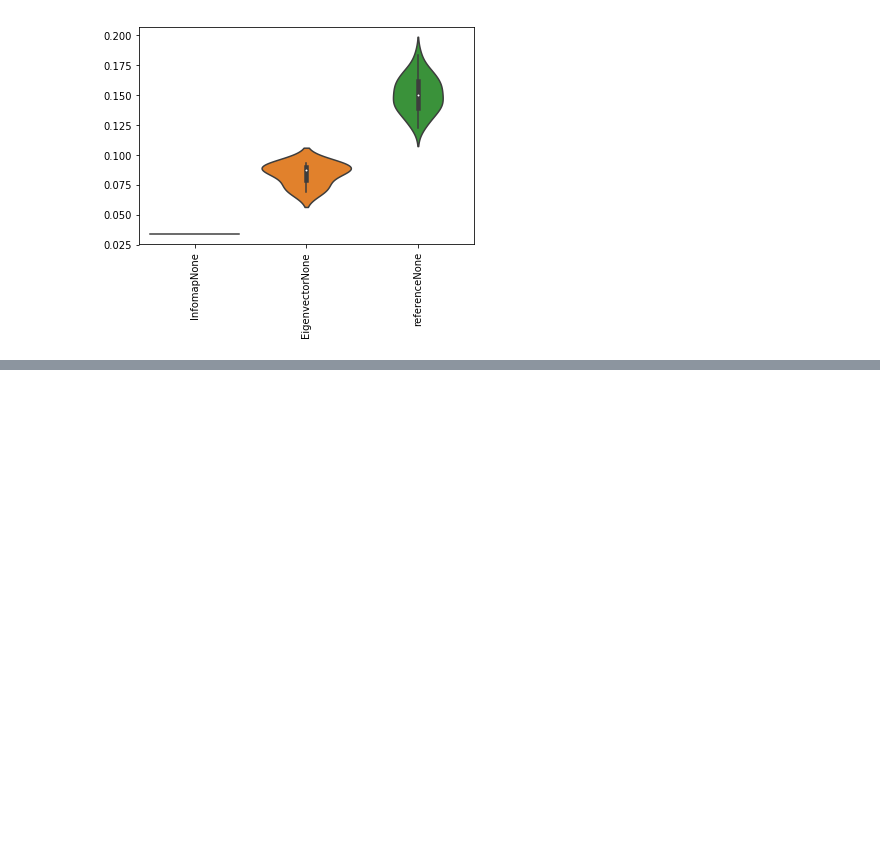
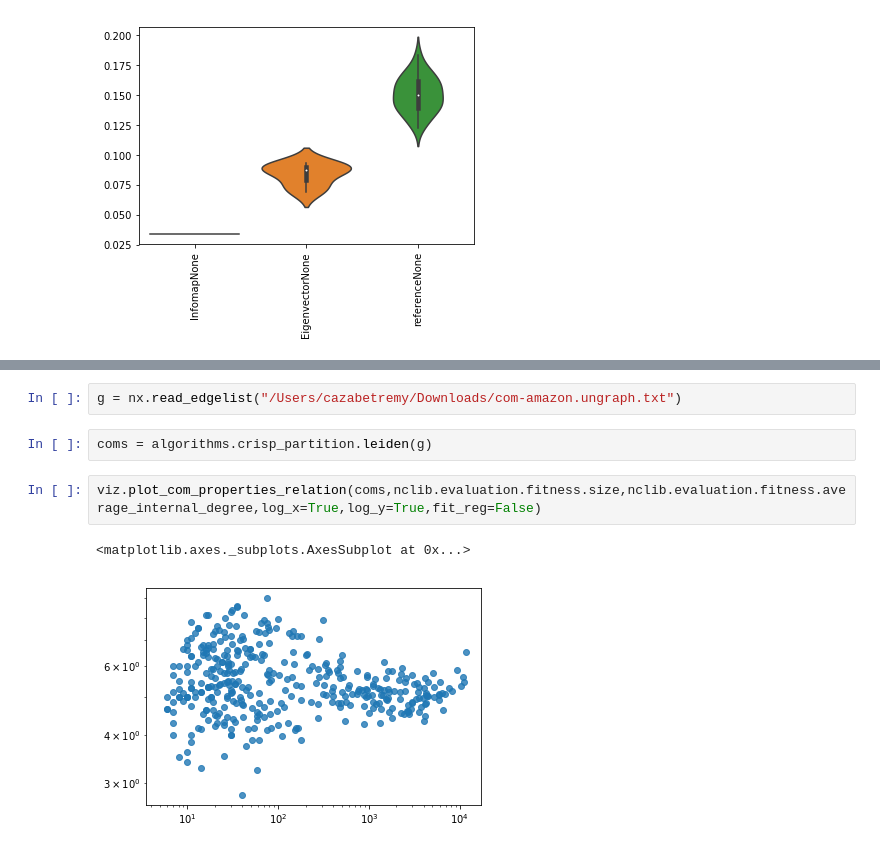
Before and after one commit to GiulioRossetti/cdlib, a Jupyter notebook: Untitled.ipynb, the cells around one changed output, grey strips where cells are left out. Saved outputs shown, nothing was run; the diff lists cells and outputs as text; blank space fills up the shorter version.

```diff
--- a/Untitled.ipynb
+++ b/Untitled.ipynb
@@ -127,0 +120,9 @@ Successfully installed sphinx-1.7.5
+# %%
+g = nx.read_edgelist("/Users/cazabetremy/Downloads/com-amazon.ungraph.txt")
+# %%
+coms = algorithms.crisp_partition.leiden(g)
+# %%
+viz.plot_com_properties_relation(coms,nclib.evaluation.fitness.size,nclib.evaluation.fitness.average_internal_degree,log_x=True,log_y=True,fit_reg=False)
+# %% [output]
+<matplotlib.axes._subplots.AxesSubplot at 0x...>
+[figure, added]
```
Also changed, not shown: parts of 16 cells of this notebook.
